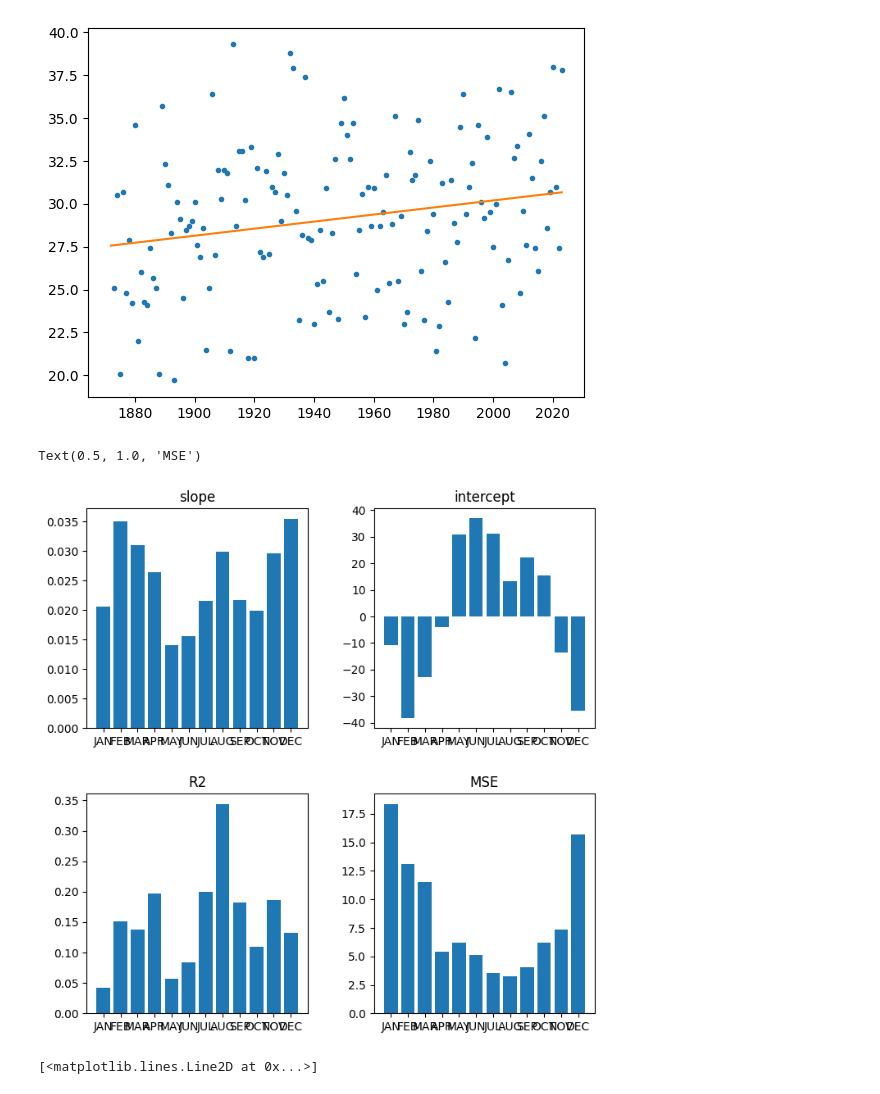
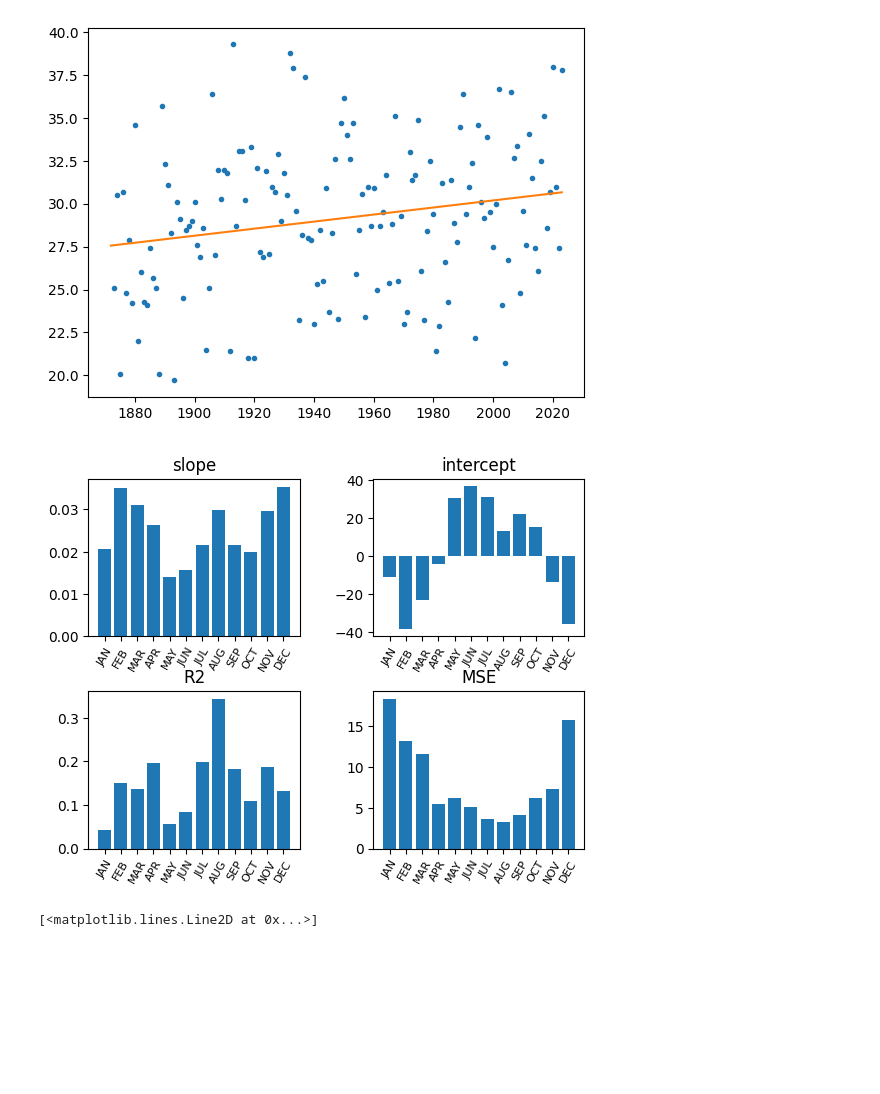
Before and after one commit to takaito1/EAS4821_S2024, a Jupyter notebook: scripts/lab4_exercise.ipynb, the cells around one changed output. Saved outputs shown, nothing was run; the diff lists cells and outputs as text; code cells hidden in the pictures; blank space fills up the shorter version.

```diff
--- a/scripts/lab4_exercise.ipynb
+++ b/scripts/lab4_exercise.ipynb
@@ -104,21 +103,25 @@ for n,mon in enumerate(months):
 # %%
 fig,ax=plt.subplots(2,2)
 ax=ax.flatten()
-plt.subplots_adjust(hspace=.3,wspace=.3)
+plt.subplots_adjust(hspace=.35,wspace=.35)
 ax[0].bar(months,aout)
 ax[0].set_title('slope')
+ax[0].set_xticklabels(labels=months,rotation=60,fontsize=8)
 #
 ax[1].bar(months,bout)
 ax[1].set_title('intercept')
+ax[1].set_xticklabels(labels=months,rotation=60,fontsize=8)
 #
 ax[2].bar(months,R2out)
 ax[2].set_title('R2')
+ax[2].set_xticklabels(labels=months,rotation=60,fontsize=8)
 #
 ax[3].bar(months,MSE)
 ax[3].set_title('MSE')
+ax[3].set_xticklabels(labels=months,rotation=60,fontsize=8)
+plt.show()
 # %% [output]
-Text(0.5, 1.0, 'MSE')
-[figure, old version]
+[figure, new version]
 # %%
 # Use pseudo inverse to calculate regression coeffs
 N = np.size(year[gooddata])
```
Also changed, not shown: parts of 1 cell of this notebook.
